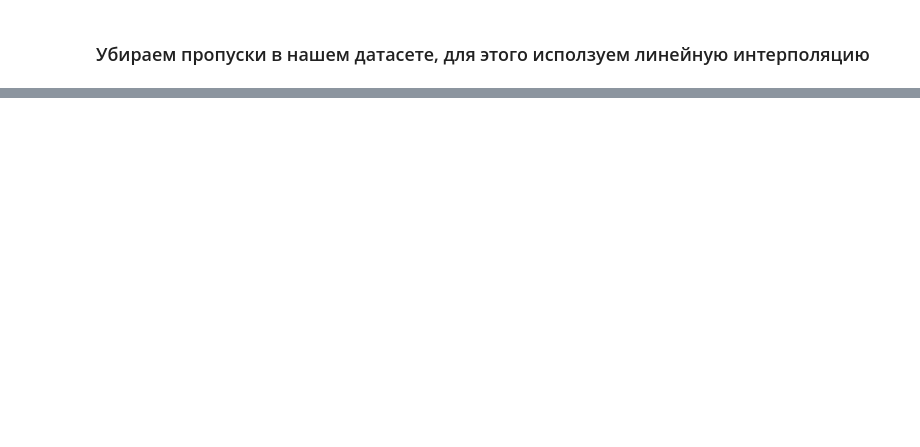
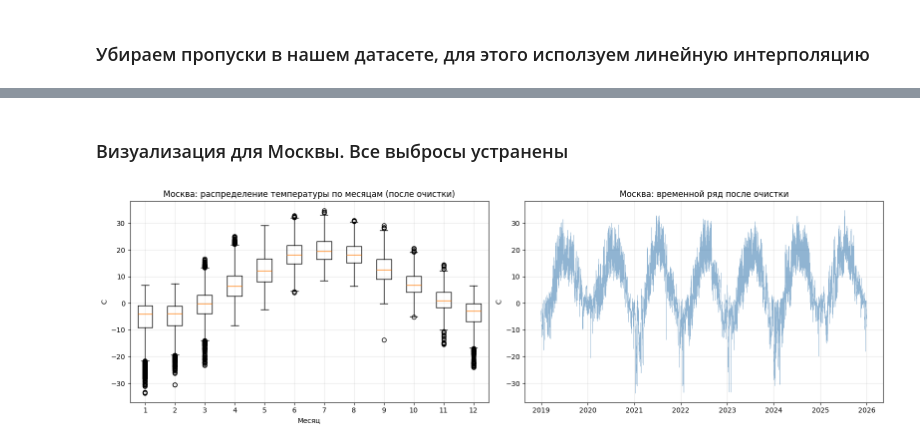
Before and after one commit to chubinho/Lab-2-Frameworks, a Jupyter notebook: lab2.ipynb, the cells around one changed output, grey strips where cells are left out. Saved outputs shown, nothing was run; the diff lists cells and outputs as text; code cells hidden in the pictures; blank space fills up the shorter version.

```diff
--- a/lab2.ipynb
+++ b/lab2.ipynb
@@ -172,3 +241,5 @@ df_all = df_all.sort_values(['city', 'ds']).reset_index(drop=True)
+# %%
+df_all = df_all.drop(columns=['precipitation', 'rain', 'snowfall'])
 # %% [markdown]
 ### Убираем пропуски в нашем датасете, для этого исползуем линейную интерполяцию
 # %%
@@ -220,0 +354,17 @@ KeyError: 'city'
+# %%
+df_all = df_all.set_index('ds').sort_index()
+
+for city in df_all['city'].unique():
+    city_mask = df_all['city'] == city
+
+    for col in numeric_cols:
+
+        df_all.loc[city_mask, col] = df_all.loc[city_mask, col].interpolate(
+            method='time',
+            limit_direction='both'
+        )
+
+df_all = df_all.reset_index()
+print("Интерполяция завершена для всех колонок.")
+
+df_all = df_all.drop('month', axis=1)
@@ -220,0 +386,30 @@ KeyError: 'city'
+# %% [markdown]
+### Визуализация для Москвы. Все выбросы устранены
+# %%
+city_check = 'Москва'
+city_df = df_all[df_all['city'] == city_check].copy()
+city_df['month'] = city_df['ds'].dt.month
+
+fig, axes = plt.subplots(1, 2, figsize=(16, 5))
+
+
+monthly_data = [city_df[city_df['month'] == m]
+                ['temperature_2m'].dropna() for m in range(1, 13)]
+axes[0].boxplot(monthly_data)
+axes[0].set_title(
+    f'{city_check}: распределение температуры по месяцам (после очистки)')
+axes[0].set_xlabel('Месяц')
+axes[0].set_ylabel('C')
+axes[0].grid(True, alpha=0.3)
+
+city_df = city_df.set_index('ds').sort_index()
+axes[1].plot(city_df.index, city_df['temperature_2m'],
+             alpha=0.6, linewidth=0.4, color='steelblue')
+axes[1].set_title(f'{city_check}: временной ряд после очистки')
+axes[1].set_ylabel('C')
+axes[1].grid(True, alpha=0.3)
+
+plt.tight_layout()
+plt.show()
+# %% [output]
+[figure, added]
```
Also changed, not shown: parts of 58 cells of this notebook.
